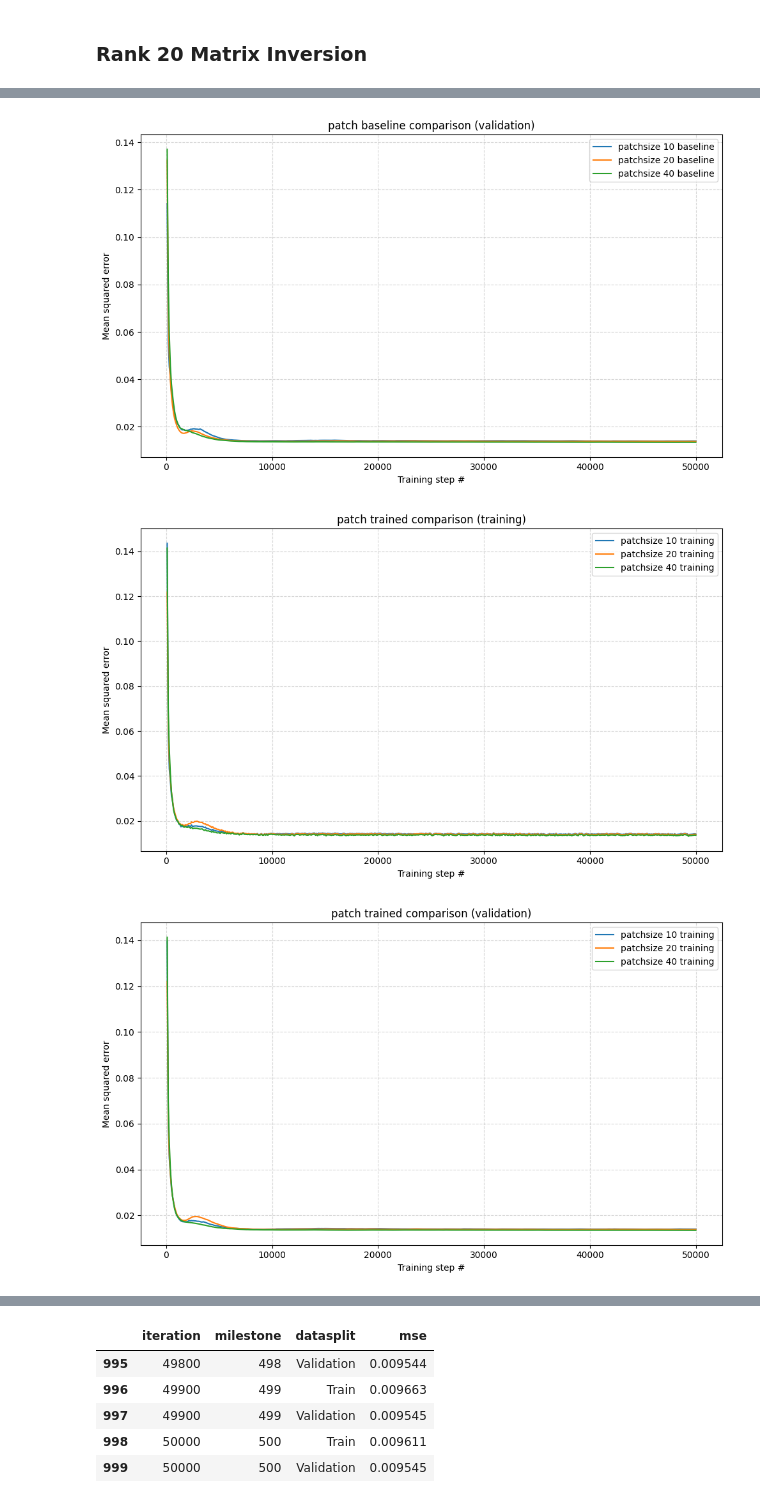
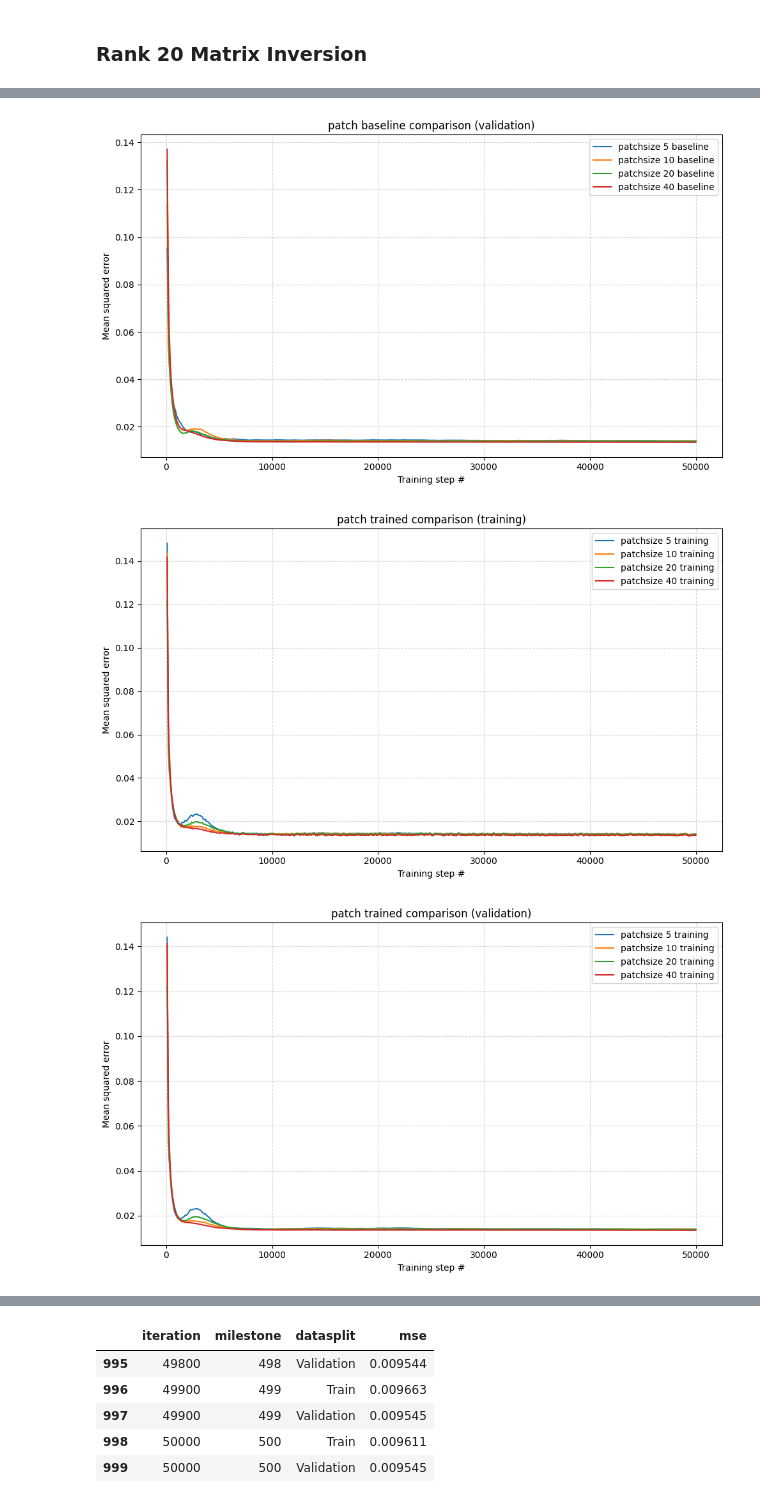
Before and after one commit to mochibytes/reasoning-decomposition, a Jupyter notebook: data_analysis.ipynb, the cells around one changed output, grey strips where cells are left out. Cells and saved outputs as stored; diff of their text form; code cells hidden in the pictures.

```diff
--- a/data_analysis.ipynb
+++ b/data_analysis.ipynb
@@ -10,17 +10,19 @@ import seaborn as sns
 baseline = pd.read_csv('results/inverse_rank-20_mlp_diffsteps-10_starttime_2025-10-10_00-08-06.csv')
 baseline_label = 'non-patch baseline'
 
+baseline_patchsize_05 = pd.read_csv('results/inverse_rank-20_mlp-patch_patchsize-5_diffsteps-10_starttime_2025-10-10_02-46-55.csv_patchbaseline')
 baseline_patchsize_10 = pd.read_csv('results/inverse_rank-20_mlp-patch_patchsize-10_diffsteps-10_starttime_2025-10-10_00-07-27_patch-baseline.csv')
 baseline_patchsize_20 = pd.read_csv('results/inverse_rank-20_mlp-patch_patchsize-20_diffsteps-10_starttime_2025-10-10_00-07-27_patch-baseline.csv')
 baseline_patchsize_40 = pd.read_csv('results/inverse_rank-20_mlp-patch_patchsize-40_diffsteps-10_starttime_2025-10-10_00-08-47_patch-baseline.csv')
-patch_baselines = [baseline_patchsize_10, baseline_patchsize_20, baseline_patchsize_40]
-patch_baseline_labels = ['patchsize 10 baseline', 'patchsize 20 baseline', 'patchsize 40 baseline']
+patch_baselines = [baseline_patchsize_05, baseline_patchsize_10, baseline_patchsize_20, baseline_patchsize_40]
+patch_baseline_labels = ['patchsize 5 baseline', 'patchsize 10 baseline', 'patchsize 20 baseline', 'patchsize 40 baseline']
 
+patch_trained_patchsize_05 = pd.read_csv('results/inverse_rank-20_mlp-patch_patchsize-5_diffsteps-10_starttime_2025-10-10_12-02-36.csv')
 patch_trained_patchsize_10 = pd.read_csv('results/inverse_rank-20_mlp-patch_patchsize-10_diffsteps-10_starttime_2025-10-10_00-08-47.csv')
 patch_trained_patchsize_20 = pd.read_csv('results/inverse_rank-20_mlp-patch_patchsize-20_diffsteps-10_starttime_2025-10-10_00-07-57.csv')
 patch_trained_patchsize_40 = pd.read_csv('results/inverse_rank-20_mlp-patch_patchsize-40_diffsteps-10_starttime_2025-10-10_00-07-57.csv')
-patch_trained = [patch_trained_patchsize_10, patch_trained_patchsize_20, patch_trained_patchsize_40]
-patch_trained_labels = ['patchsize 10 training', 'patchsize 20 training', 'patchsize 40 training']
+patch_trained = [patch_trained_patchsize_05, patch_trained_patchsize_10, patch_trained_patchsize_20, patch_trained_patchsize_40]
+patch_trained_labels = ['patchsize 5 training', 'patchsize 10 training', 'patchsize 20 training', 'patchsize 40 training']
 
 all_dfs = [baseline, *patch_baselines, *patch_trained]
 all_df_labels = [baseline_label, *patch_baseline_labels, *patch_trained_labels]
@@ -71,4 +73,4 @@ plot_datasplit_mse(baseline_vs_patched, ['non-patch baseline', 'patchsize 10 tra
 # %%
-plot_datasplit_mse([baseline_patchsize_10, baseline_patchsize_20, baseline_patchsize_40], ['patchsize 10 baseline', 'patchsize 20 baseline', 'patchsize 40 baseline'], 'patch baseline comparison')
-plot_datasplit_mse([patch_trained_patchsize_10, patch_trained_patchsize_20, patch_trained_patchsize_40], ['patchsize 10 training', 'patchsize 20 training', 'patchsize 40 training'], 'patch trained comparison')
+plot_datasplit_mse(patch_baselines, patch_baseline_labels, 'patch baseline comparison')
+plot_datasplit_mse(patch_trained, patch_trained_labels, 'patch trained comparison')
 # %% [output]
@@ -76,4 +78,4 @@ plot_datasplit_mse([patch_trained_patchsize_10, patch_trained_patchsize_20, patc
-[figure, old version]
+[figure, new version]
-[figure, old version]
+[figure, new version]
-[figure, old version]
+[figure, new version]
 # %%
```
Also changed, not shown: parts of 5 cells of this notebook, 24 other files.
